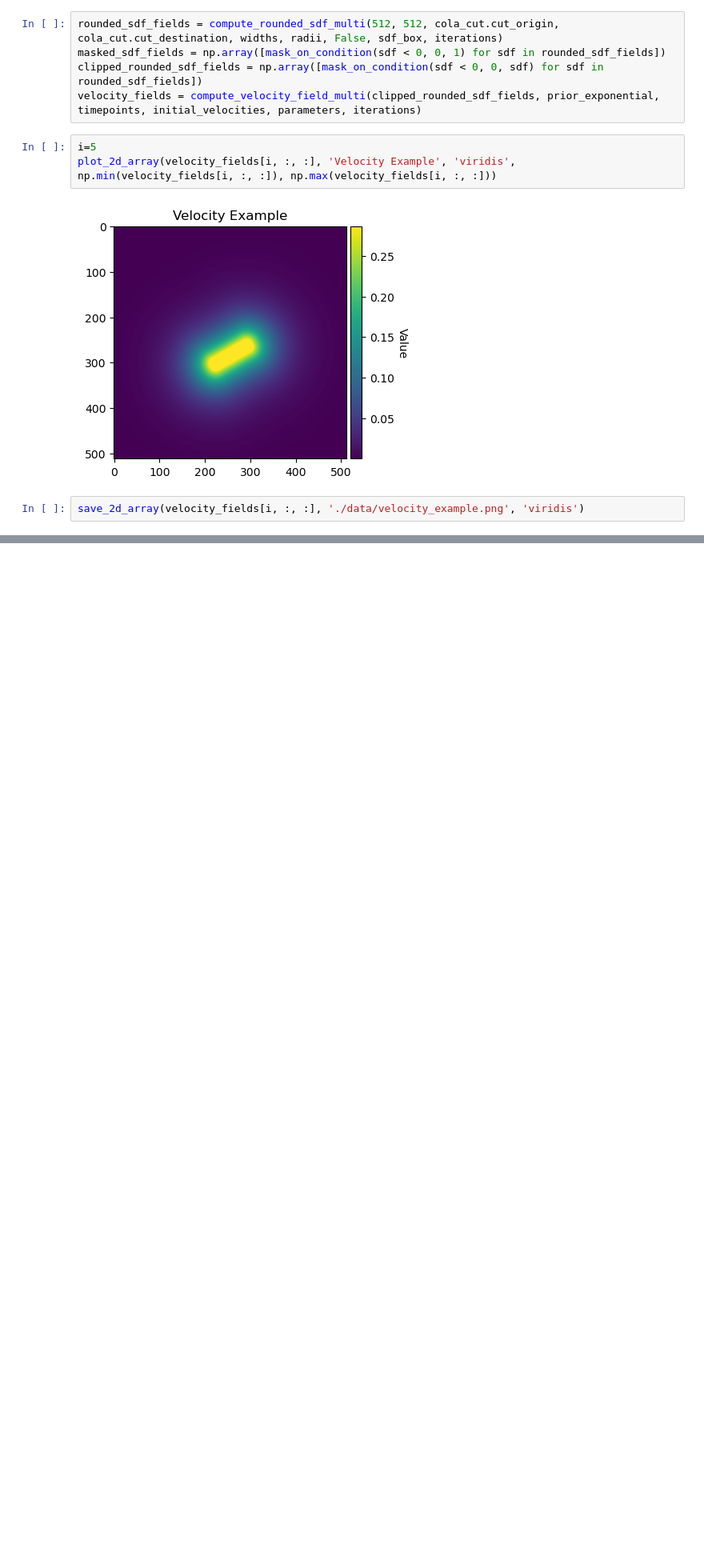
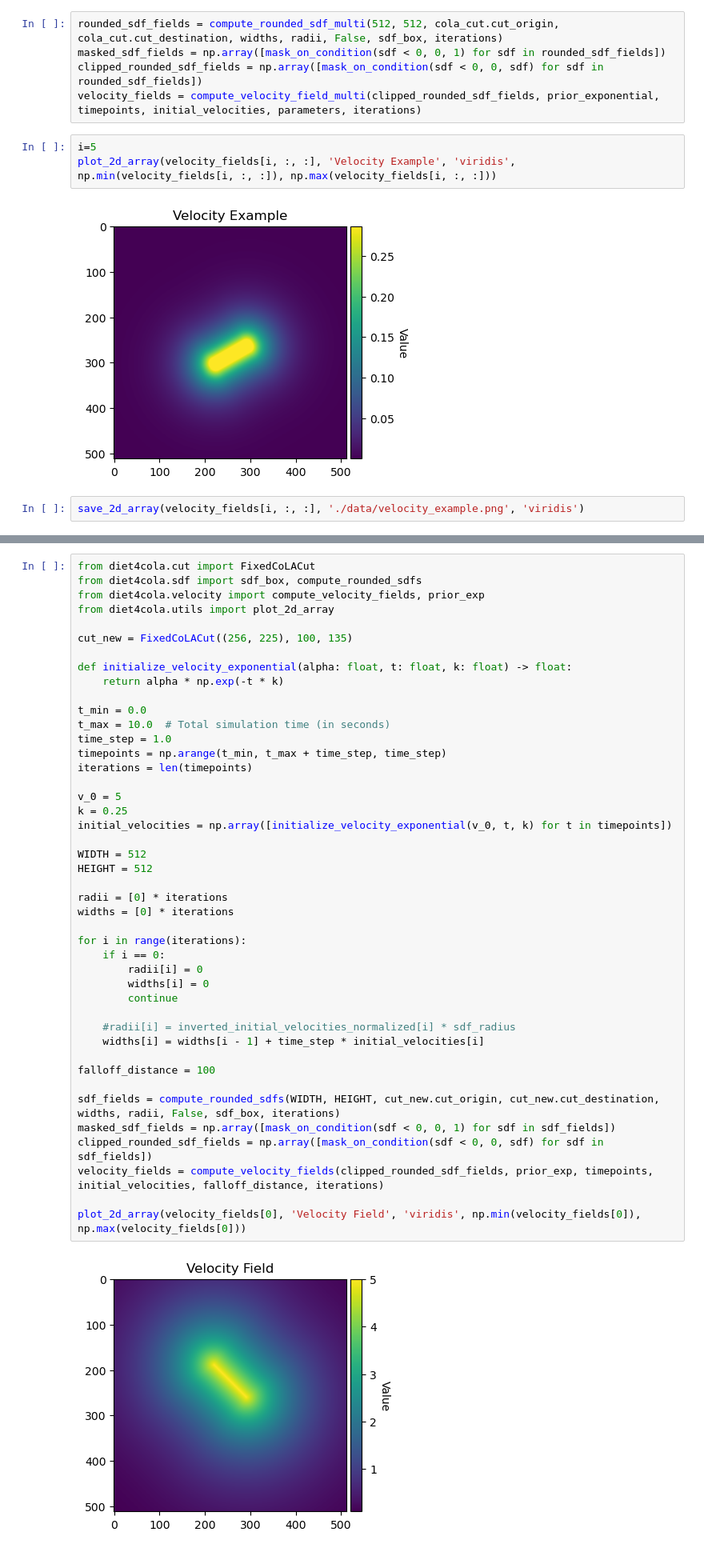
Before and after one commit to signynas/diet4CoLA, a Jupyter notebook: notebooks/paper_figures.ipynb, the cells around one changed output, grey strips where cells are left out. Shown at 80% size. Saved outputs shown, nothing was run; the diff lists cells and outputs as text; blank space fills up the shorter version.

```diff
--- a/notebooks/paper_figures.ipynb
+++ b/notebooks/paper_figures.ipynb
@@ -226,0 +229,46 @@ save_2d_array(velocity_fields[i, :, :], './data/velocity_example.png', 'viridis'
+# %%
+from diet4cola.cut import FixedCoLACut
+from diet4cola.sdf import sdf_box, compute_rounded_sdfs
+from diet4cola.velocity import compute_velocity_fields, prior_exp
+from diet4cola.utils import plot_2d_array
+
+cut_new = FixedCoLACut((256, 225), 100, 135)
+
+def initialize_velocity_exponential(alpha: float, t: float, k: float) -> float:
+    return alpha * np.exp(-t * k)
+
+t_min = 0.0
+t_max = 10.0  # Total simulation time (in seconds)
+time_step = 1.0
+timepoints = np.arange(t_min, t_max + time_step, time_step)
+iterations = len(timepoints)
+
+v_0 = 5
+k = 0.25
+initial_velocities = np.array([initialize_velocity_exponential(v_0, t, k) for t in timepoints])
+
+WIDTH = 512
+HEIGHT = 512
+
+radii = [0] * iterations
+widths = [0] * iterations
+
+for i in range(iterations):
+    if i == 0:
+        radii[i] = 0
+        widths[i] = 0
+        continue
+
+    #radii[i] = inverted_initial_velocities_normalized[i] * sdf_radius
+    widths[i] = widths[i - 1] + time_step * initial_velocities[i]
+
+falloff_distance = 100
+
+sdf_fields = compute_rounded_sdfs(WIDTH, HEIGHT, cut_new.cut_origin, cut_new.cut_destination, widths, radii, False, sdf_box, iterations)
+masked_sdf_fields = np.array([mask_on_condition(sdf < 0, 0, 1) for sdf in sdf_fields])
+clipped_rounded_sdf_fields = np.array([mask_on_condition(sdf < 0, 0, sdf) for sdf in sdf_fields])
+velocity_fields = compute_velocity_fields(clipped_rounded_sdf_fields, prior_exp, timepoints, initial_velocities, falloff_distance, iterations)
+
+plot_2d_array(velocity_fields[0], 'Velocity Field', 'viridis', np.min(velocity_fields[0]), np.max(velocity_fields[0]))
+# %% [output]
+[figure, added]
```
Also changed, not shown: parts of 1 cell of this notebook, 4 other files.
